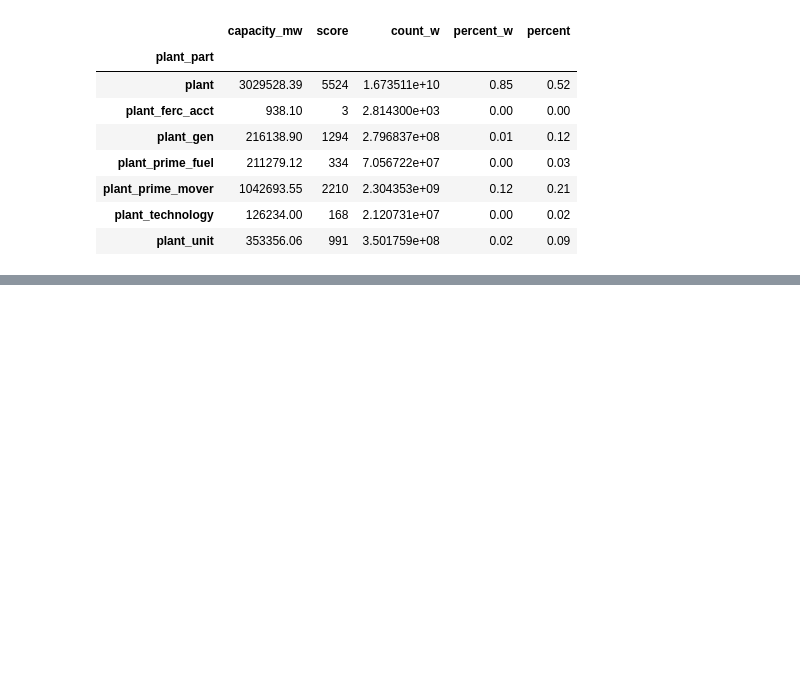
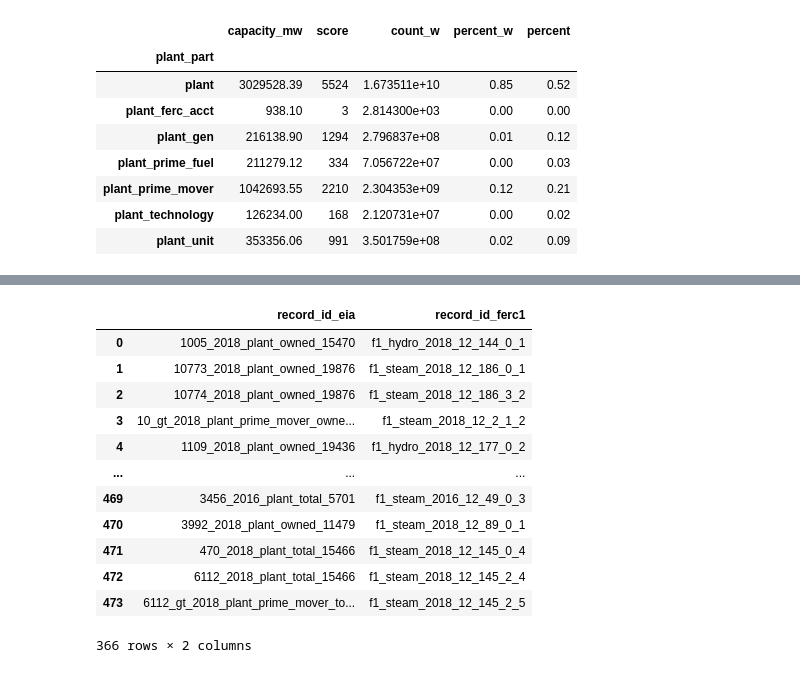
Before and after one commit to catalyst-cooperative/rmi-ferc1-eia, a Jupyter notebook: notebooks/connect_ferc1_to_eia.ipynb, the cells around one changed output, grey strips where cells are left out. Drawn from its saved outputs; the diff is of its cells as text; code cells hidden in the pictures; blank space fills up the shorter version.

```diff
--- a/notebooks/connect_ferc1_to_eia.ipynb
+++ b/notebooks/connect_ferc1_to_eia.ipynb
@@ -263,0 +371,16 @@ wins.round(2)
+# %%
+pudl.helpers.cleanstrings_snake(training, ['record_id_eia'])
+# %% [output]
+|  | record_id_eia | record_id_ferc1 |
+| 0 | 1005_2018_plant_owned_15470 | f1_hydro_2018_12_144_0_1 |
+| 1 | 10773_2018_plant_owned_19876 | f1_steam_2018_12_186_0_1 |
+| 2 | 10774_2018_plant_owned_19876 | f1_steam_2018_12_186_3_2 |
+| 3 | 10_gt_2018_plant_prime_mover_owne... | f1_steam_2018_12_2_1_2 |
+| 4 | 1109_2018_plant_owned_19436 | f1_hydro_2018_12_177_0_2 |
+| ... | ... | ... |
+| 469 | 3456_2016_plant_total_5701 | f1_steam_2016_12_49_0_3 |
+| 470 | 3992_2018_plant_owned_11479 | f1_steam_2018_12_89_0_1 |
+| 471 | 470_2018_plant_total_15466 | f1_steam_2018_12_145_0_4 |
+| 472 | 6112_2018_plant_total_15466 | f1_steam_2018_12_145_2_4 |
+| 473 | 6112_gt_2018_plant_prime_mover_to... | f1_steam_2018_12_145_2_5 |
+366 rows × 2 columns
```
Also changed, not shown: parts of 20 cells of this notebook, 3 other files.
